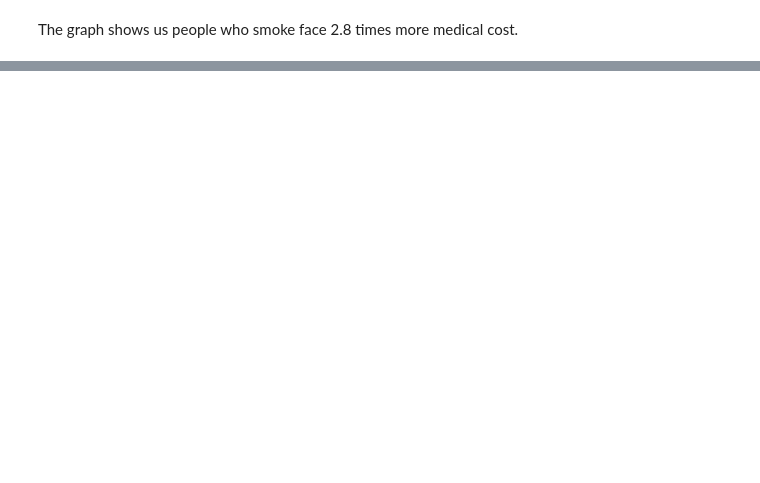
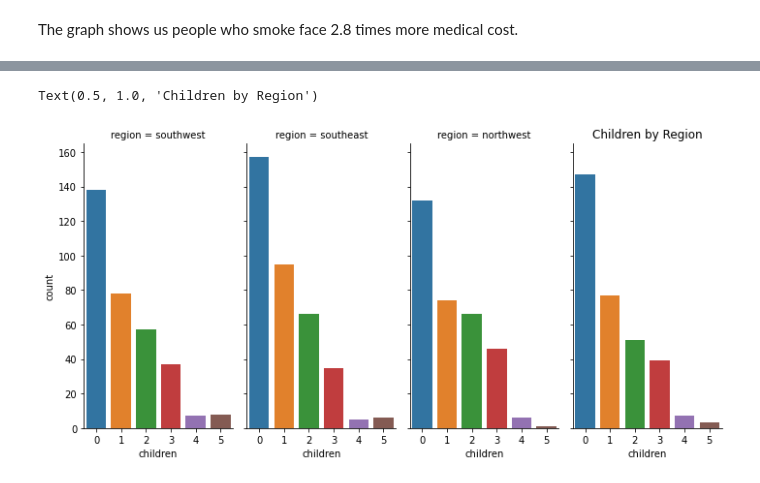
Before and after one commit to mharunturkmenoglu/GlobalAIHubSummerCamp22, a Jupyter notebook: Medical_Cost_Analysis.ipynb, the cells around one changed output, grey strips where cells are left out. Saved outputs shown, nothing was run; the diff lists cells and outputs as text; code cells hidden in the pictures; blank space fills up the shorter version.

```diff
--- a/Medical_Cost_Analysis.ipynb
+++ b/Medical_Cost_Analysis.ipynb
@@ -121,0 +115,6 @@ The graph shows us people who smoke face 2.8 times more medical cost.
+# %%
+sns.catplot(x = 'children', col = 'region', data = data, kind = 'count', aspect = 0.5)
+plt.title('Children by Region')
+# %% [output]
+Text(0.5, 1.0, 'Children by Region')
+[figure, added]
```
Also changed, not shown: parts of 58 cells of this notebook, 1 other file.
